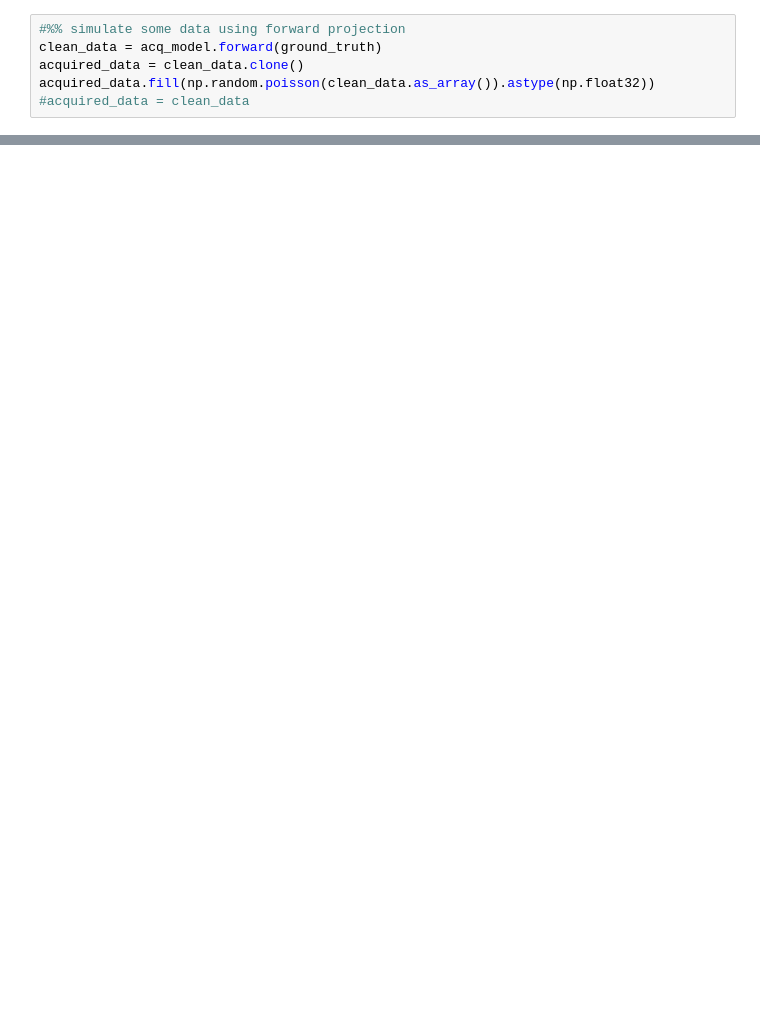
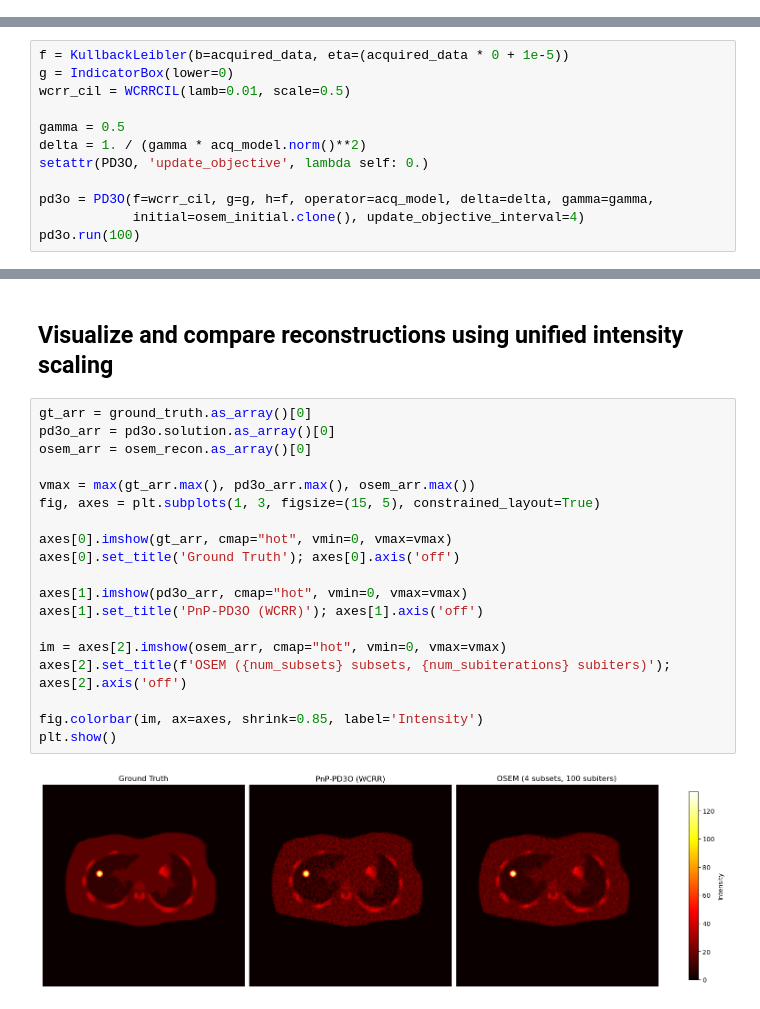
Before and after one commit to GeorgeWebber/SIRF-Contribs-PnP-DI, a Jupyter notebook: src/notebooks/PD3O_WCRR_PET.ipynb, the cells around one changed output, grey strips where cells are left out. Saved outputs shown, nothing was run; the diff lists cells and outputs as text; blank space fills up the shorter version.

Commit message:
cleaned PD3O notebook

```diff
--- a/src/notebooks/PD3O_WCRR_PET.ipynb
+++ b/src/notebooks/PD3O_WCRR_PET.ipynb
@@ -59,6 +0,0 @@ acq_model.set_up(template,ground_truth)
-# %%
-#%% simulate some data using forward projection
-clean_data = acq_model.forward(ground_truth)
-acquired_data = clean_data.clone()
-acquired_data.fill(np.random.poisson(clean_data.as_array()).astype(np.float32))
-#acquired_data = clean_data
@@ -450,0 +146,12 @@ obj_fun.set_acquisition_data(noisy_data)
+# %%
+f = KullbackLeibler(b=acquired_data, eta=(acquired_data * 0 + 1e-5))
+g = IndicatorBox(lower=0)
+wcrr_cil = WCRRCIL(lamb=0.01, scale=0.5)
+
+gamma = 0.5
+delta = 1. / (gamma * acq_model.norm()**2)
+setattr(PD3O, 'update_objective', lambda self: 0.)
+
+pd3o = PD3O(f=wcrr_cil, g=g, h=f, operator=acq_model, delta=delta, gamma=gamma,
+            initial=osem_initial.clone(), update_objective_interval=4)
+pd3o.run(100)
@@ -450,0 +176,23 @@ obj_fun.set_acquisition_data(noisy_data)
+# %% [markdown]
+## Visualize and compare reconstructions using unified intensity scaling
+# %%
+gt_arr = ground_truth.as_array()[0]
+pd3o_arr = pd3o.solution.as_array()[0]
+osem_arr = osem_recon.as_array()[0]
+
+vmax = max(gt_arr.max(), pd3o_arr.max(), osem_arr.max())
+fig, axes = plt.subplots(1, 3, figsize=(15, 5), constrained_layout=True)
+
+axes[0].imshow(gt_arr, cmap="hot", vmin=0, vmax=vmax)
+axes[0].set_title('Ground Truth'); axes[0].axis('off')
+
+axes[1].imshow(pd3o_arr, cmap="hot", vmin=0, vmax=vmax)
+axes[1].set_title('PnP-PD3O (WCRR)'); axes[1].axis('off')
+
+im = axes[2].imshow(osem_arr, cmap="hot", vmin=0, vmax=vmax)
+axes[2].set_title(f'OSEM ({num_subsets} subsets, {num_subiterations} subiters)'); axes[2].axis('off')
+
+fig.colorbar(im, ax=axes, shrink=0.85, label='Intensity')
+plt.show()
+# %% [output]
+[figure, added]
```
Also changed, not shown: parts of 39 cells of this notebook.
